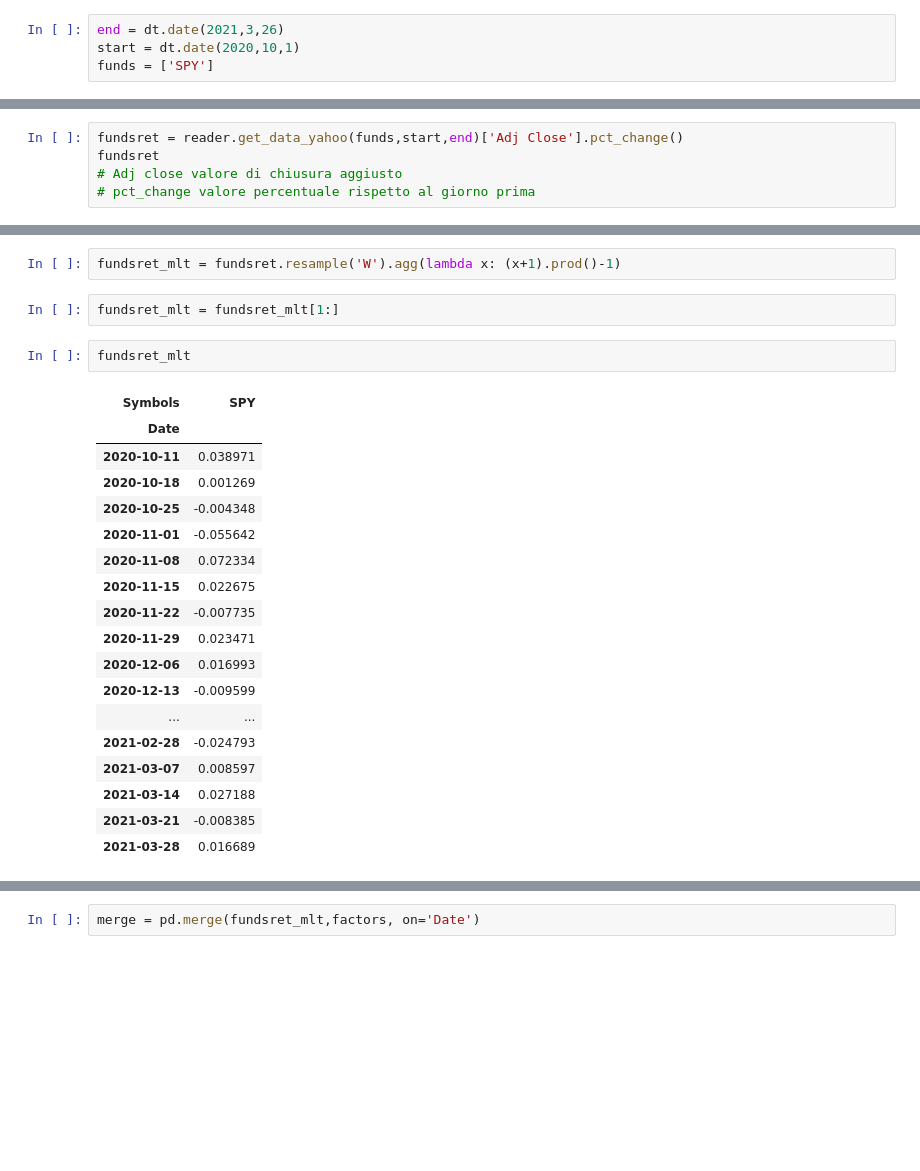
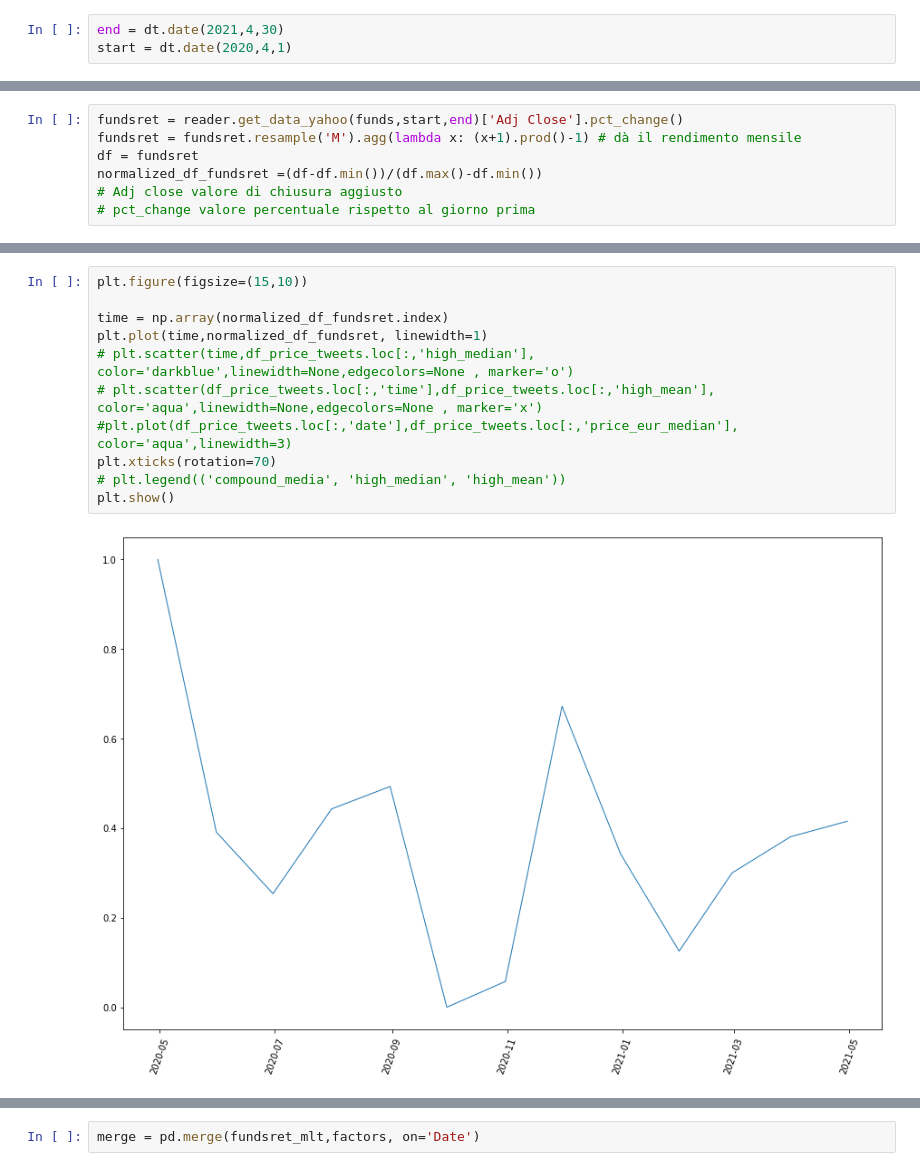
Before and after one commit to kevintr/DS_LAB_PSYCOLOGY_2021, a Jupyter notebook: FINANCE/Estrazione dati e Momentum.ipynb, the cells around one changed output, grey strips where cells are left out. Saved outputs shown, nothing was run; the diff lists cells and outputs as text; blank space fills up the shorter version.

```diff
--- a/FINANCE/Estrazione dati e Momentum.ipynb
+++ b/FINANCE/Estrazione dati e Momentum.ipynb
@@ -12,4 +18,3 @@ from dateutil.relativedelta import relativedelta
 # %%
-end = dt.date(2021,3,26)
-start = dt.date(2020,10,1)
-funds = ['SPY']
+end = dt.date(2021,4,30)
+start = dt.date(2020,4,1)
@@ -16,5 +112,7 @@ funds = ['SPY']
 # %%
 fundsret = reader.get_data_yahoo(funds,start,end)['Adj Close'].pct_change()
-fundsret
+fundsret = fundsret.resample('M').agg(lambda x: (x+1).prod()-1) # dà il rendimento mensile
+df = fundsret
+normalized_df_fundsret =(df-df.min())/(df.max()-df.min())
 # Adj close valore di chiusura aggiusto
 # pct_change valore percentuale rispetto al giorno prima
@@ -36,25 +119,13 @@ fundsret
-# %%
-fundsret_mlt = fundsret.resample('W').agg(lambda x: (x+1).prod()-1)
-# %%
-fundsret_mlt = fundsret_mlt[1:]
-# %%
-fundsret_mlt
-# %% [output]
-| Symbols | SPY |
-| Date |  |
-| 2020-10-11 | 0.038971 |
-| 2020-10-18 | 0.001269 |
-| 2020-10-25 | -0.004348 |
-| 2020-11-01 | -0.055642 |
-| 2020-11-08 | 0.072334 |
-| 2020-11-15 | 0.022675 |
-| 2020-11-22 | -0.007735 |
-| 2020-11-29 | 0.023471 |
-| 2020-12-06 | 0.016993 |
-| 2020-12-13 | -0.009599 |
-| ... | ... |
-| 2021-02-28 | -0.024793 |
-| 2021-03-07 | 0.008597 |
-| 2021-03-14 | 0.027188 |
-| 2021-03-21 | -0.008385 |
-| 2021-03-28 | 0.016689 |
+# %%
+plt.figure(figsize=(15,10))
+
+time = np.array(normalized_df_fundsret.index)
+plt.plot(time,normalized_df_fundsret, linewidth=1)
+# plt.scatter(time,df_price_tweets.loc[:,'high_median'], color='darkblue',linewidth=None,edgecolors=None , marker='o')
+# plt.scatter(df_price_tweets.loc[:,'time'],df_price_tweets.loc[:,'high_mean'], color='aqua',linewidth=None,edgecolors=None , marker='x')
+#plt.plot(df_price_tweets.loc[:,'date'],df_price_tweets.loc[:,'price_eur_median'], color='aqua',linewidth=3)
+plt.xticks(rotation=70)
+# plt.legend(('compound_media', 'high_median', 'high_mean'))
+plt.show()
+# %% [output]
+[figure, added]
```
Also changed, not shown: parts of 37 cells of this notebook, 1 other file.
